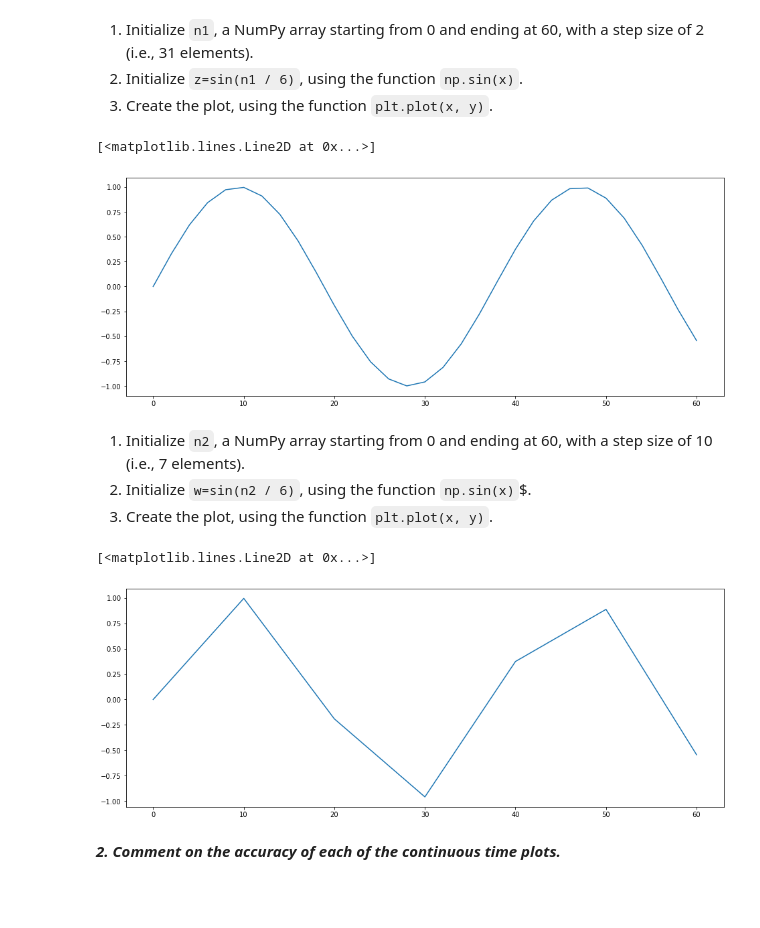
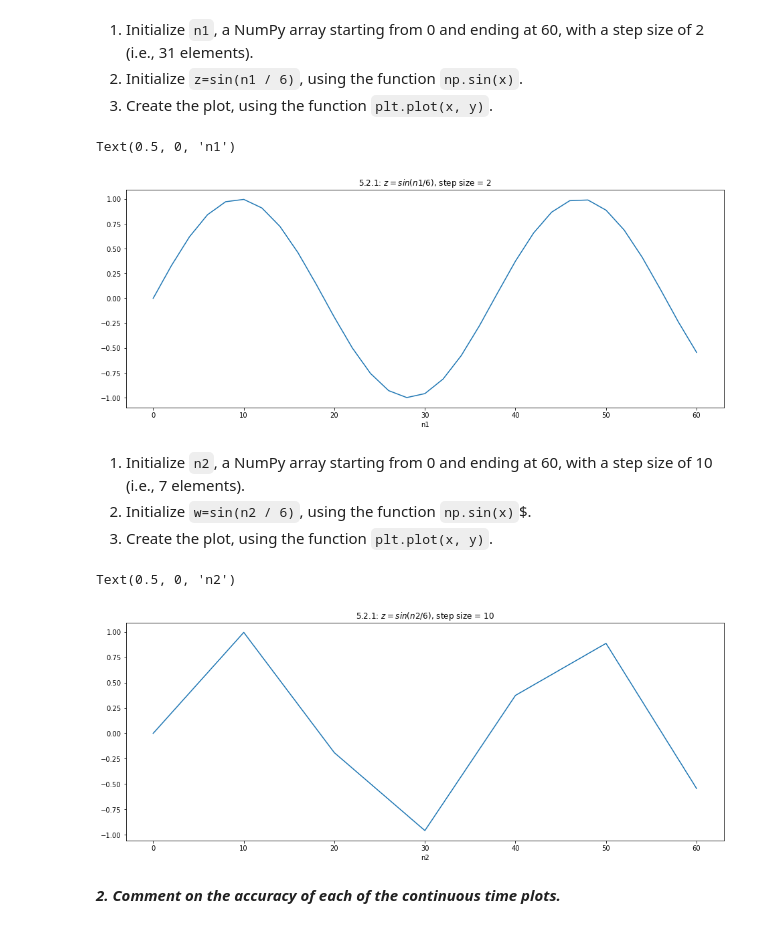
Before and after one commit to JustinWang781/438-Lab01, a Jupyter notebook: lab01_individual_report.ipynb, the cells around one changed output. Drawn from its saved outputs; the diff is of its cells as text; code cells hidden in the pictures; blank space fills up the shorter version.

````diff
--- a/lab01_individual_report.ipynb
+++ b/lab01_individual_report.ipynb
@@ -360,11 +360,13 @@ A digital computer cannot store all points of a continuous-time signal since thi
 # %%
 # insert your code here (TEST VERSION CONTROL)
 n1 = np.arange(0,61,2)
 z = np.sin(n1/6)
 plt.plot(n1,z)
+plt.title("5.2.1: $z = sin(n1/6)$, step size = 2")
+plt.xlabel("n1")
 # %% [output]
-[<matplotlib.lines.Line2D at 0x...>]
+Text(0.5, 0, 'n1')
-[figure, old version]
+[figure, new version]
 # %% [markdown]
 1. Initialize ```n2```, a NumPy array starting from 0 and ending at 60, with a step size of 10 (i.e., 7 elements).
 2. Initialize ```w=sin(n2 / 6)```, using the function ```np.sin(x)```$.
@@ -374,9 +376,11 @@ plt.plot(n1,z)
 n2 = np.arange(0,61,10)
 w = np.sin(n2/6)
 plt.plot(n2,w)
+plt.title("5.2.1: $z = sin(n2/6)$, step size = 10")
+plt.xlabel("n2")
 # %% [output]
-[<matplotlib.lines.Line2D at 0x...>]
+Text(0.5, 0, 'n2')
-[figure, old version]
+[figure, new version]
 # %% [markdown]
 **_2. Comment on the accuracy of each of the continuous time plots._**
 # %% [markdown]
````
Also changed, not shown: parts of 4 cells of this notebook.
